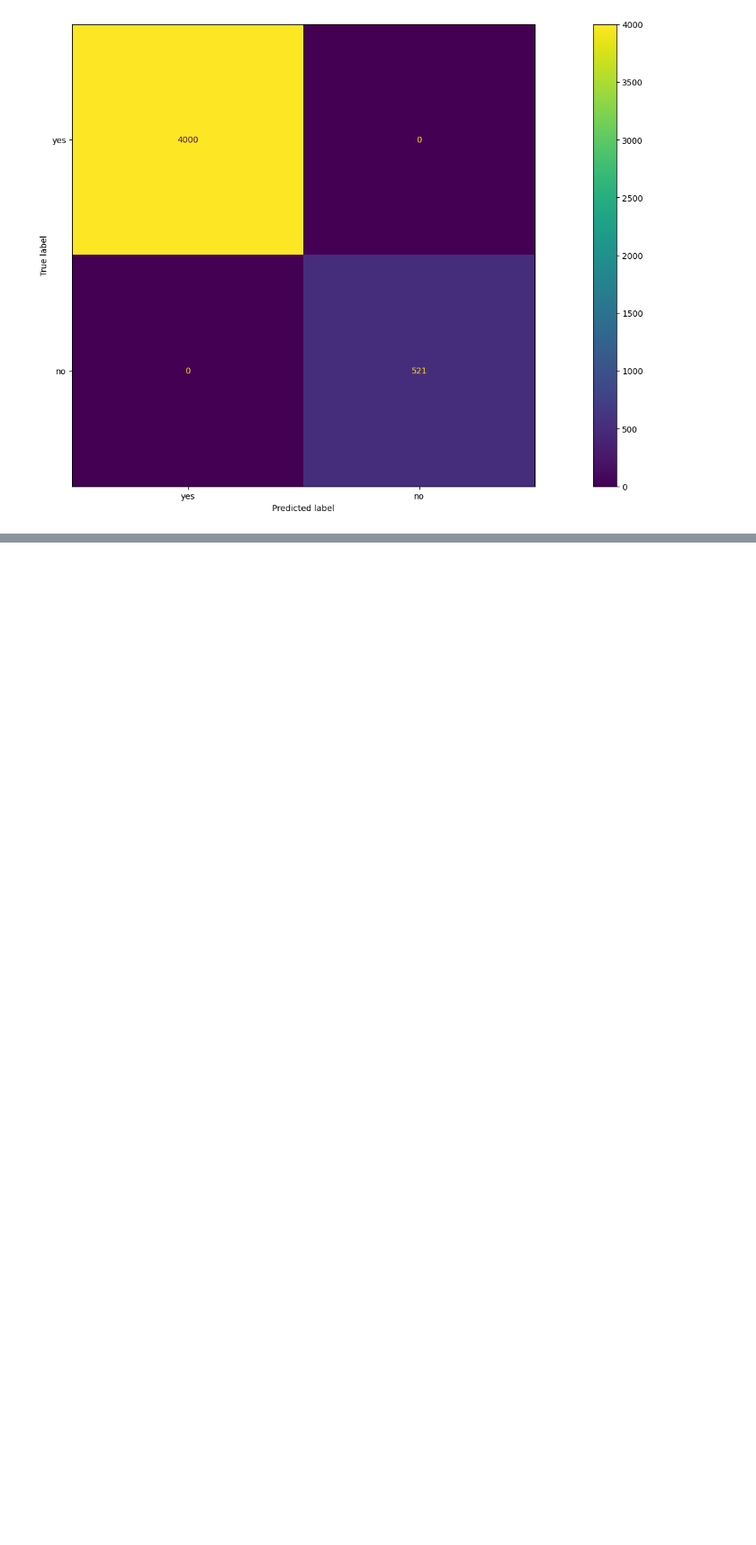
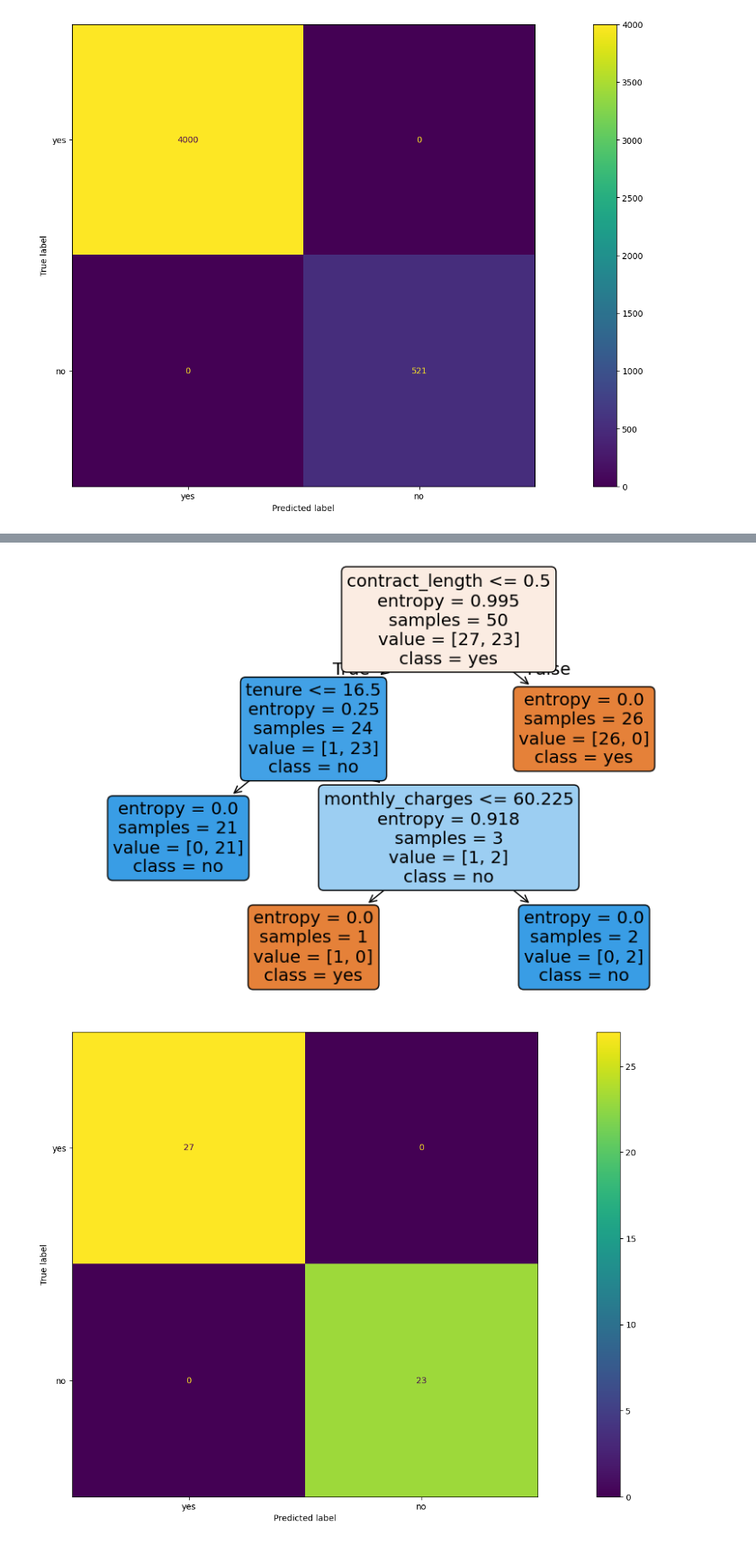
Before and after one commit to AlvarocJesus/IA_Robotica_Laboratorio, a Jupyter notebook: lab5/aprendizadoIndutivo.ipynb, the cells around one changed output, grey strips where cells are left out. Shown at 90% size. Cells and saved outputs as stored; diff of their text form; code cells hidden in the pictures; blank space fills up the shorter version.

```diff
--- a/lab5/aprendizadoIndutivo.ipynb
+++ b/lab5/aprendizadoIndutivo.ipynb
@@ -211,0 +302,40 @@ plt.show()
+# %%
+customer_id = np.asarray(data['customer_id']).reshape(-1,1)
+tenure = np.asarray(data['tenure']).reshape(-1,1)
+contract_length = np.asarray(contract_length).reshape(-1,1)
+monthly_charges = np.asarray(data['monthly_charges']).reshape(-1,1)
+total_charges = np.asarray(data['total_charges']).reshape(-1,1)
+payment_method = np.asarray(payment_method).reshape(-1,1)
+tech_support = np.asarray(tech_support).reshape(-1,1)
+online_backup = np.asarray(online_backup).reshape(-1,1)
+device_protection = np.asarray(device_protection).reshape(-1,1)
+streaming_tv = np.asarray(streaming_tv).reshape(-1,1)
+streaming_movies = np.asarray(streaming_movies).reshape(-1,1)
+
+features = np.concatenate((customer_id, tenure, contract_length, monthly_charges, total_charges, payment_method, tech_support, online_backup, device_protection, streaming_tv, streaming_movies), axis=1)
+target = data['churn']
+# %%
+Arvore = DecisionTreeClassifier(criterion='entropy').fit(features, target)
+
+plt.figure(figsize=(10, 6.5))
+tree.plot_tree(
+    Arvore,
+    feature_names=['customer_id', 'tenure', 'contract_length', 'monthly_charges', 'total_charges', 'payment_method', 'tech_support', 'online_backup', 'device_protection', 'streaming_tv', 'streaming_movies', 'churn'],
+    class_names=['yes', 'no'],
+    filled=True, rounded=True
+)
+plt.show()
+
+fig, ax = plt.subplots(figsize=(25, 10))
+metrics.ConfusionMatrixDisplay.from_estimator(
+    Arvore,
+    features,
+    target,
+    display_labels=['yes', 'no'],
+    values_format='d',
+    ax=ax
+)
+plt.show()
+# %% [output]
+[figure, added]
+[figure, added]
```
Also changed, not shown: parts of 3 cells of this notebook, 3 other files.
